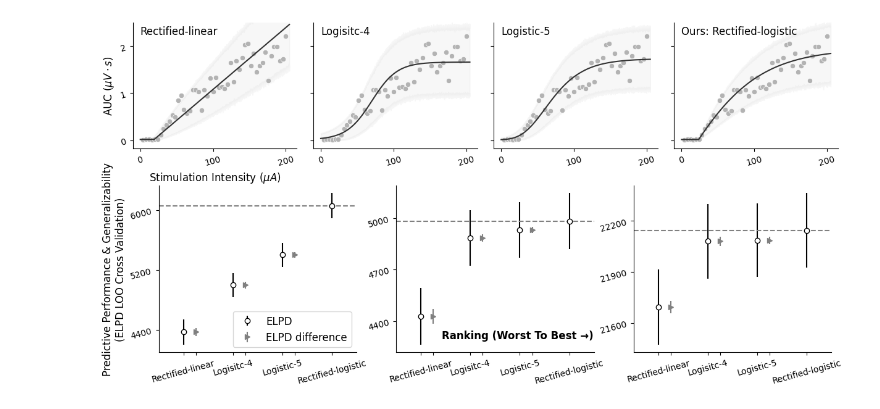
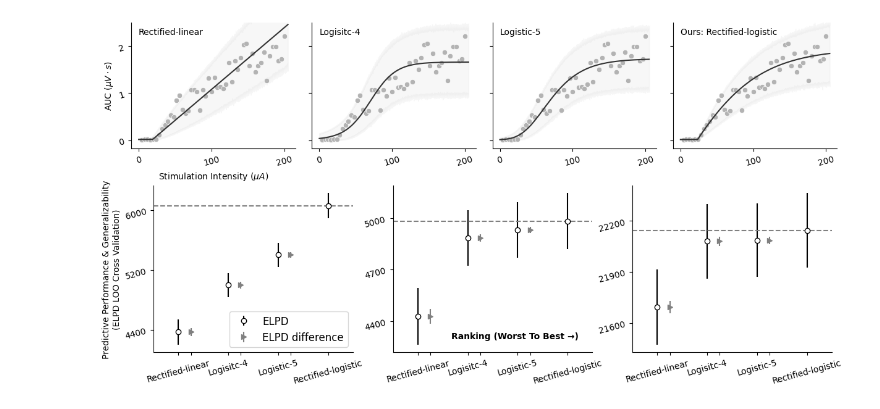
Before and after one commit to hbmep/hbmep-paper, a Jupyter notebook: notebooks/rats/J_RCML_000/fn-comparison/comparison.ipynb, the cells around one changed output. Drawn from its saved outputs; the diff is of its cells as text; code cells hidden in the pictures.

```diff
--- a/notebooks/rats/J_RCML_000/fn-comparison/comparison.ipynb
+++ b/notebooks/rats/J_RCML_000/fn-comparison/comparison.ipynb
@@ -255,7 +255,7 @@ logger.info(f"Saved to {dest}")
 from arviz.labels import BaseLabeller
 
 
-axis_label_size = 12
+axis_label_size = 10
 axis_label_smaller = 10
 
 max_color, max_alpha = 255, 100
@@ -419,7 +419,7 @@ ax.text(-.35, 4300, "Ranking (Worst To Best →)", fontweight="semibold", fontsi
 ax = axes[0, 0]
 ax.set_ylabel("Predictive Performance & Generalizability\n(ELPD LOO Cross Validation)", fontsize=axis_label_size)
 
-subfig.subplots_adjust(left=.075, right=.983, bottom=.2, top=1.1, wspace=.2)
+subfig.subplots_adjust(left=.07, right=.985, bottom=.2, top=1.1, wspace=.2)
 
 fig.align_xlabels()
 fig.align_ylabels()
@@ -436 +436 @@ logger.info(f"Saved to {dest}")
-[figure, old version]
+[figure, new version]
```
Also changed, not shown: parts of 12 cells of this notebook, 1 other file.
